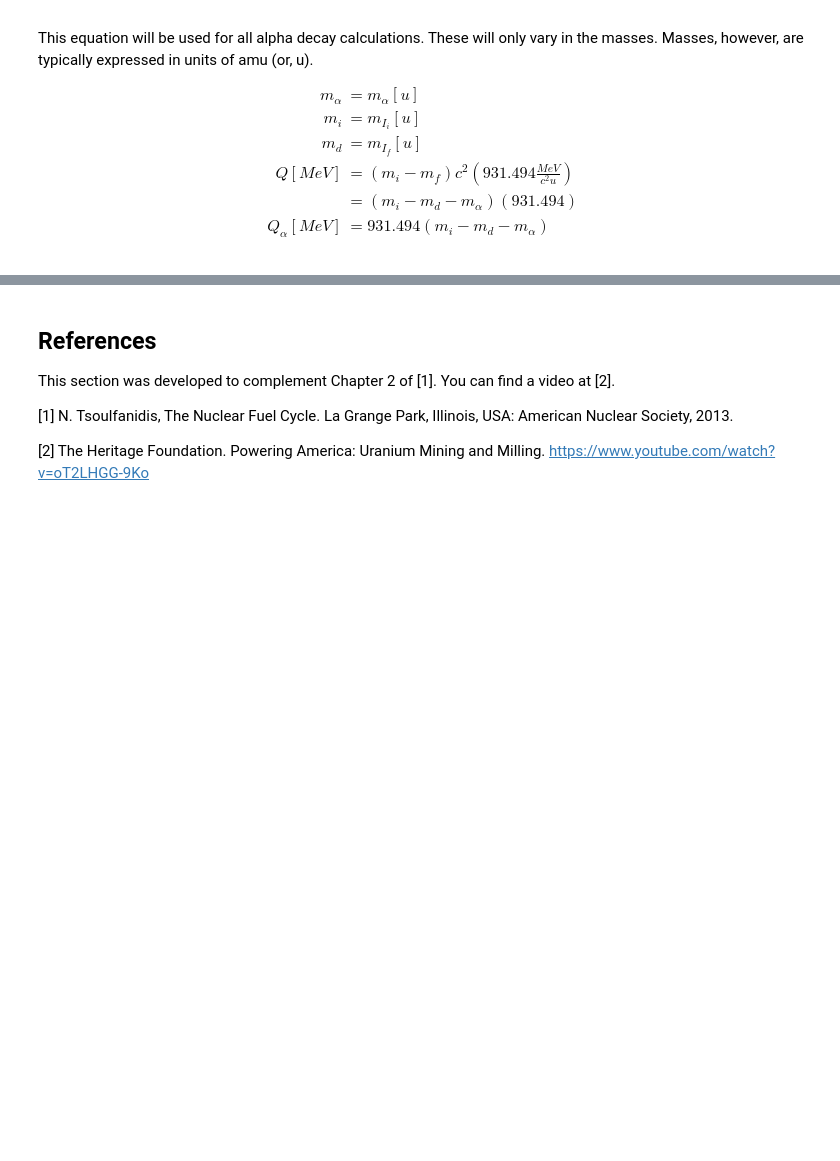
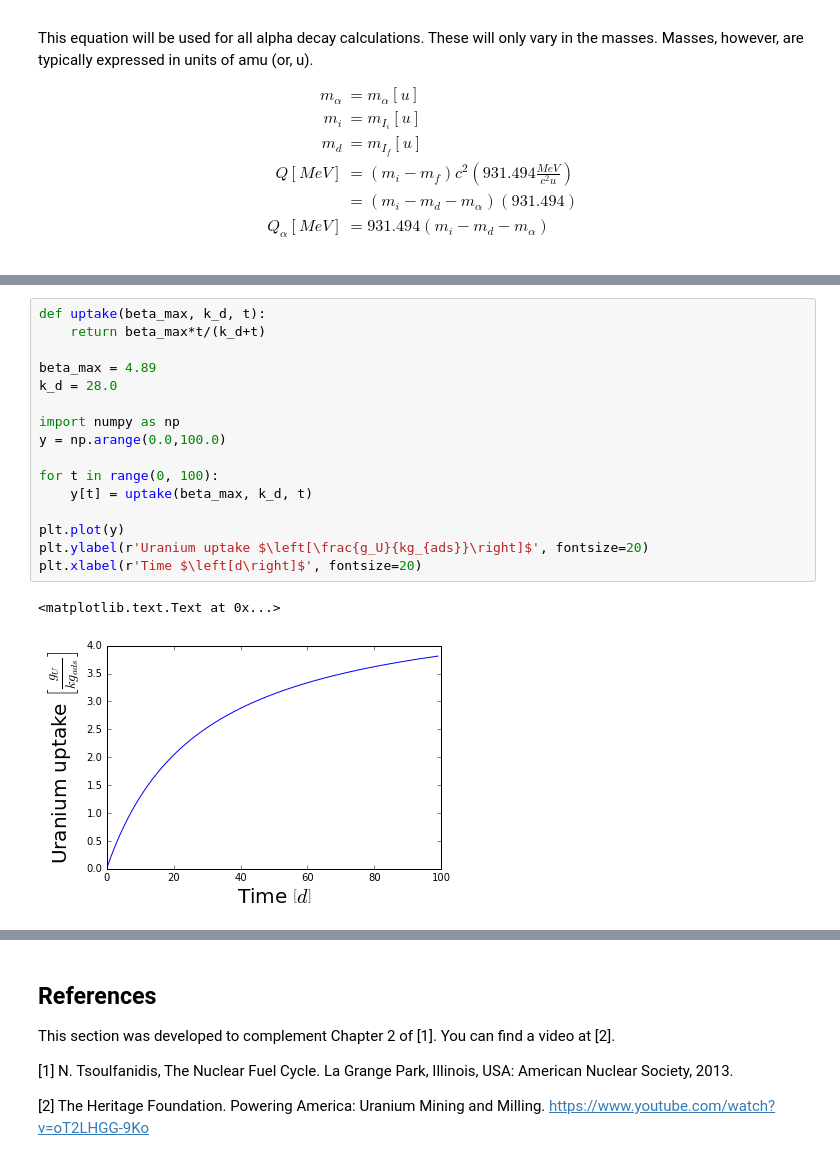
Before and after one commit to katyhuff/npre412, a Jupyter notebook: mining-milling/mining-milling.ipynb, the cells around one changed output, grey strips where cells are left out. Cells and saved outputs as stored; diff of their text form; blank space fills up the shorter version.

Commit message:
updates mining and milling lecture, adds images from schneider, etc.

```diff
--- a/mining-milling/mining-milling.ipynb
+++ b/mining-milling/mining-milling.ipynb
@@ -313,0 +368,19 @@ This reading from the black monazite rich beach in Brazil, is in units of $\frac
+# %%
+def uptake(beta_max, k_d, t):
+    return beta_max*t/(k_d+t)
+
+beta_max = 4.89
+k_d = 28.0
+
+import numpy as np
+y = np.arange(0.0,100.0)
+
+for t in range(0, 100):
+    y[t] = uptake(beta_max, k_d, t)
+
+plt.plot(y)
+plt.ylabel(r'Uranium uptake $\left[\frac{g_U}{kg_{ads}}\right]$', fontsize=20)
+plt.xlabel(r'Time $\left[d\right]$', fontsize=20)
+# %% [output]
+<matplotlib.text.Text at 0x...>
+[figure, added]
```
Also changed, not shown: parts of 13 cells of this notebook, 2 other files.
